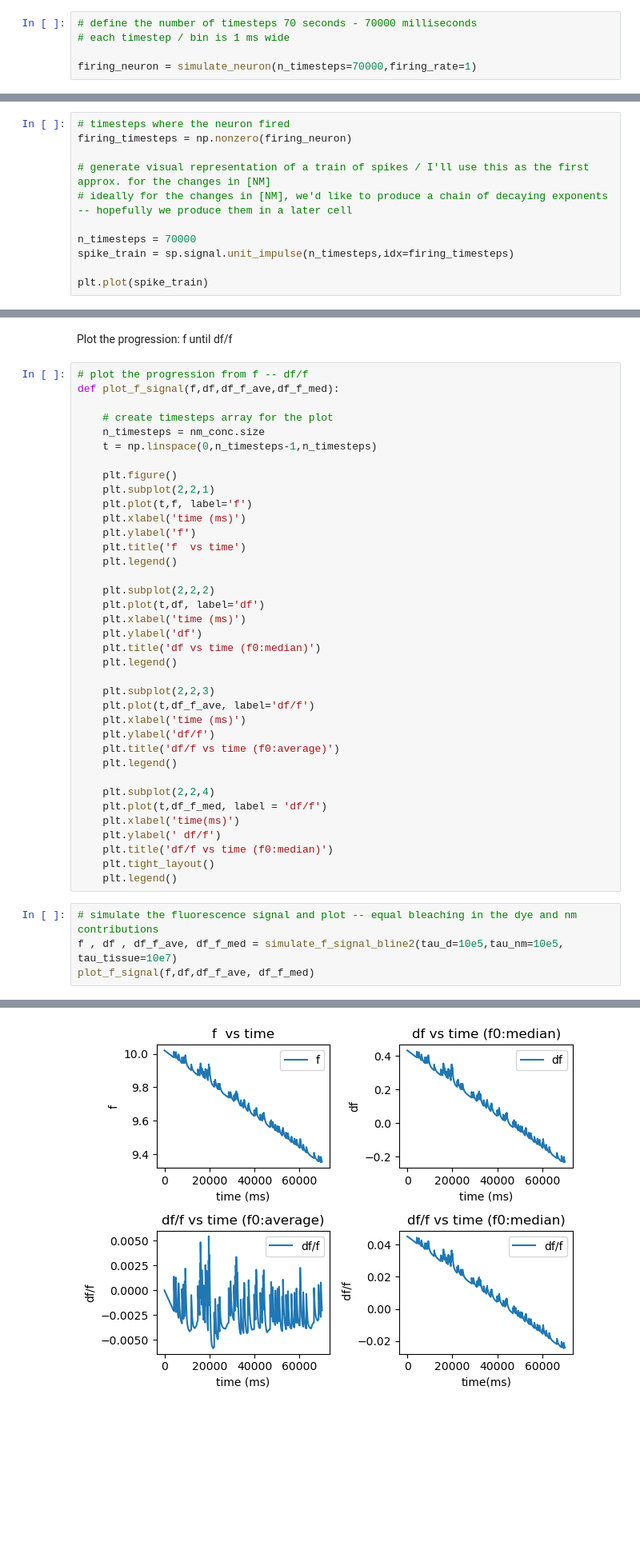
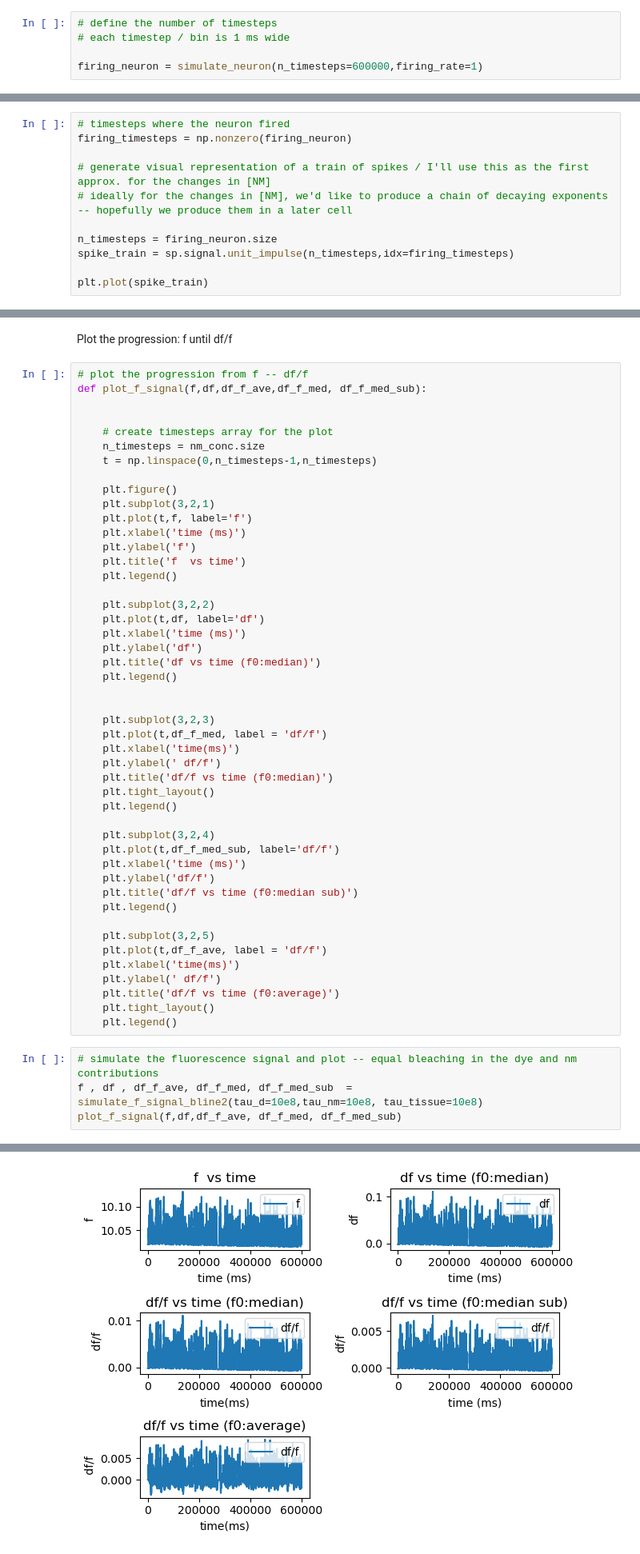
Before and after one commit to BrianNGitahi/NM-Imaging, a Jupyter notebook: Simulation.ipynb, the cells around one changed output, grey strips where cells are left out. Shown at 80% size. Saved outputs shown, nothing was run; the diff lists cells and outputs as text; blank space fills up the shorter version.

```diff
--- a/Simulation.ipynb
+++ b/Simulation.ipynb
@@ -52,8 +52,8 @@ def simulate_neuron(n_timesteps, firing_rate):
 # %% [markdown]
 Now let's visualize our firing neuron to see if we simulated it correctly
 # %%
-# define the number of timesteps 70 seconds - 70000 milliseconds
+# define the number of timesteps
 # each timestep / bin is 1 ms wide
 
-firing_neuron = simulate_neuron(n_timesteps=70000,firing_rate=1)
+firing_neuron = simulate_neuron(n_timesteps=600000,firing_rate=1)
 # %% [output]
@@ -75,7 +75,7 @@ firing_timesteps = np.nonzero(firing_neuron)
 # generate visual representation of a train of spikes / I'll use this as the first approx. for the changes in [NM]
 # ideally for the changes in [NM], we'd like to produce a chain of decaying exponents -- hopefully we produce them in a later cell
 
-n_timesteps = 70000
+n_timesteps = firing_neuron.size
 spike_train = sp.signal.unit_impulse(n_timesteps,idx=firing_timesteps)
 
 plt.plot(spike_train)
@@ -544,43 +574,53 @@ def simulate_f_signal_bline2(tau_d, tau_nm, tau_tissue, nm_conc=nm_conc_input, K
 Plot the progression: f until df/f
 # %%
 # plot the progression from f -- df/f
-def plot_f_signal(f,df,df_f_ave,df_f_med):
+def plot_f_signal(f,df,df_f_ave,df_f_med, df_f_med_sub):
+
 
     # create timesteps array for the plot
     n_timesteps = nm_conc.size
     t = np.linspace(0,n_timesteps-1,n_timesteps)
 
     plt.figure()
-    plt.subplot(2,2,1)
+    plt.subplot(3,2,1)
     plt.plot(t,f, label='f')
     plt.xlabel('time (ms)')
     plt.ylabel('f')
     plt.title('f  vs time')
     plt.legend()
 
-    plt.subplot(2,2,2)
+    plt.subplot(3,2,2)
     plt.plot(t,df, label='df')
     plt.xlabel('time (ms)')
     plt.ylabel('df')
     plt.title('df vs time (f0:median)')
     plt.legend()
 
-    plt.subplot(2,2,3)
-    plt.plot(t,df_f_ave, label='df/f')
-    plt.xlabel('time (ms)')
-    plt.ylabel('df/f')
-    plt.title('df/f vs time (f0:average)')
-    plt.legend()
 
-    plt.subplot(2,2,4)
+    plt.subplot(3,2,3)
     plt.plot(t,df_f_med, label = 'df/f')
     plt.xlabel('time(ms)')
     plt.ylabel(' df/f')
     plt.title('df/f vs time (f0:median)')
     plt.tight_layout()
     plt.legend()
+
+    plt.subplot(3,2,4)
+    plt.plot(t,df_f_med_sub, label='df/f')
+    plt.xlabel('time (ms)')
+    plt.ylabel('df/f')
+    plt.title('df/f vs time (f0:median sub)')
+    plt.legend()
+
+    plt.subplot(3,2,5)
+    plt.plot(t,df_f_ave, label = 'df/f')
+    plt.xlabel('time(ms)')
+    plt.ylabel(' df/f')
+    plt.title('df/f vs time (f0:average)')
+    plt.tight_layout()
+    plt.legend()
 # %%
 # simulate the fluorescence signal and plot -- equal bleaching in the dye and nm contributions
-f , df , df_f_ave, df_f_med = simulate_f_signal_bline2(tau_d=10e5,tau_nm=10e5, tau_tissue=10e7)
-plot_f_signal(f,df,df_f_ave, df_f_med)
+f , df , df_f_ave, df_f_med, df_f_med_sub  = simulate_f_signal_bline2(tau_d=10e8,tau_nm=10e8, tau_tissue=10e8)
+plot_f_signal(f,df,df_f_ave, df_f_med, df_f_med_sub)
 # %% [output]
@@ -587,4 +630,4 @@ plot_f_signal(f,df,df_f_ave, df_f_med)
-[figure, old version]
+[figure, new version]
 # %% [markdown]
 We can also show how to correct for the bleaching effect -- normally a step that happens in the processing of the generated df/f signal. This is done by fitting the signal with a polynomial and subtracting it from the signal to remove the exponential trend.
 (SHOW THIS PLOT)
```
Also changed, not shown: parts of 25 cells of this notebook, 1 other file.
